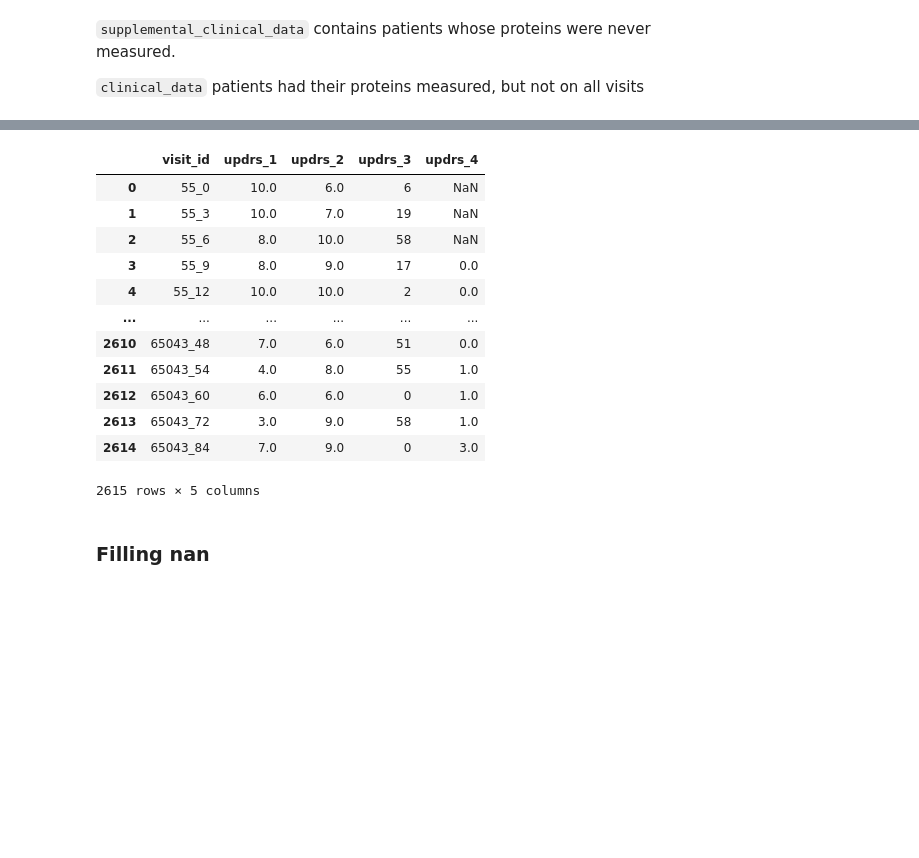
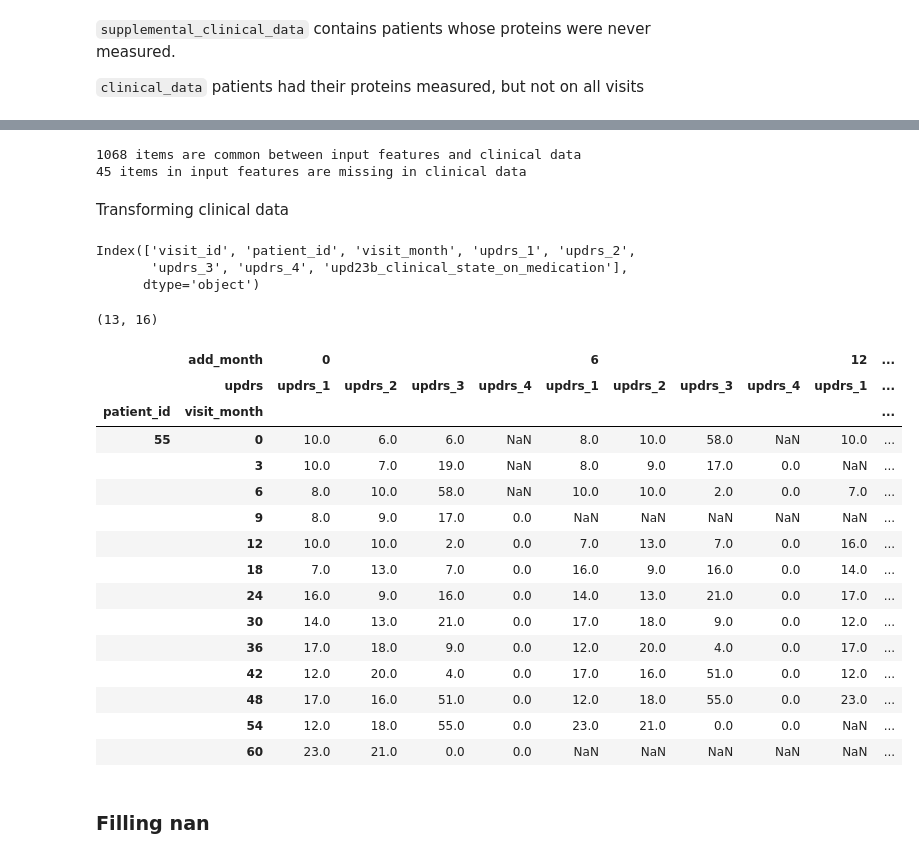
Before and after one commit to prithvidasgupta/si-618-parkinson-prediction, a Jupyter notebook: main.ipynb, the cells around one changed output, grey strips where cells are left out. Saved outputs shown, nothing was run; the diff lists cells and outputs as text; code cells hidden in the pictures; blank space fills up the shorter version.

```diff
--- a/main.ipynb
+++ b/main.ipynb
@@ -142,17 +116,18 @@ print(supplemental_clinical_data['patient_id'].unique().shape)
 # %%
 clinical_features = clinical_data[['visit_id', 'updrs_1', 'updrs_2', 'updrs_3', 'updrs_4']].copy()
-clinical_features
+clinical_features.set_index('visit_id', inplace=True)
-# %% [output]
-|  | visit_id | updrs_1 | updrs_2 | updrs_3 | updrs_4 |
-| 0 | 55_0 | 10.0 | 6.0 | 6 | NaN |
-| 1 | 55_3 | 10.0 | 7.0 | 19 | NaN |
-| 2 | 55_6 | 8.0 | 10.0 | 58 | NaN |
-| 3 | 55_9 | 8.0 | 9.0 | 17 | 0.0 |
-| 4 | 55_12 | 10.0 | 10.0 | 2 | 0.0 |
-| ... | ... | ... | ... | ... | ... |
-| 2610 | 65043_48 | 7.0 | 6.0 | 51 | 0.0 |
-| 2611 | 65043_54 | 4.0 | 8.0 | 55 | 1.0 |
-| 2612 | 65043_60 | 6.0 | 6.0 | 0 | 1.0 |
-| 2613 | 65043_72 | 3.0 | 9.0 | 58 | 1.0 |
-| 2614 | 65043_84 | 7.0 | 9.0 | 0 | 3.0 |
-2615 rows × 5 columns
+# %%
+X_indices = peptide_features.index
+y_indices = clinical_features.index
+
+common_indices = np.intersect1d(X_indices.values, y_indices.values)
+print(f"{len(common_indices)} items are common between input features\
+ and clinical data")
+
+miss_indices = np.setdiff1d(X_indices.values, y_indices.values)
+print(f"{len(miss_indices)} items in input features are missing in clinical data")
+# %% [output]
+1068 items are common between input features and clinical data
+45 items in input features are missing in clinical data
+# %% [markdown]
+Transforming clinical data
@@ -158,0 +182,6 @@ clinical_features
+# %%
+clinical_data.columns
+# %% [output]
+Index(['visit_id', 'patient_id', 'visit_month', 'updrs_1', 'updrs_2',
+       'updrs_3', 'updrs_4', 'upd23b_clinical_state_on_medication'],
+      dtype='object')
@@ -159,3 +191,29 @@ clinical_features
+# %%
+clinical_features = clinical_data.drop(
+    columns=["visit_id", "upd23b_clinical_state_on_medication"]).copy()
+clinical_features = clinical_features.query('patient_id == 55')
+
+clinical_features_final = transform_clinical_data(clinical_features)
+print(clinical_features_final.shape)
+clinical_features_final
+# %% [output]
+(13, 16)
+|  | add_month | 0 |  |  |  | 6 |  |  |  | 12 | ... |
+|  | updrs | updrs_1 | updrs_2 | updrs_3 | updrs_4 | updrs_1 | updrs_2 | updrs_3 | updrs_4 | updrs_1 | ... |
+| patient_id | visit_month |  |  |  |  |  |  |  |  |  | ... |
+| 55 | 0 | 10.0 | 6.0 | 6.0 | NaN | 8.0 | 10.0 | 58.0 | NaN | 10.0 | ... |
+|  | 3 | 10.0 | 7.0 | 19.0 | NaN | 8.0 | 9.0 | 17.0 | 0.0 | NaN | ... |
+|  | 6 | 8.0 | 10.0 | 58.0 | NaN | 10.0 | 10.0 | 2.0 | 0.0 | 7.0 | ... |
+|  | 9 | 8.0 | 9.0 | 17.0 | 0.0 | NaN | NaN | NaN | NaN | NaN | ... |
+|  | 12 | 10.0 | 10.0 | 2.0 | 0.0 | 7.0 | 13.0 | 7.0 | 0.0 | 16.0 | ... |
+|  | 18 | 7.0 | 13.0 | 7.0 | 0.0 | 16.0 | 9.0 | 16.0 | 0.0 | 14.0 | ... |
+|  | 24 | 16.0 | 9.0 | 16.0 | 0.0 | 14.0 | 13.0 | 21.0 | 0.0 | 17.0 | ... |
+|  | 30 | 14.0 | 13.0 | 21.0 | 0.0 | 17.0 | 18.0 | 9.0 | 0.0 | 12.0 | ... |
+|  | 36 | 17.0 | 18.0 | 9.0 | 0.0 | 12.0 | 20.0 | 4.0 | 0.0 | 17.0 | ... |
+|  | 42 | 12.0 | 20.0 | 4.0 | 0.0 | 17.0 | 16.0 | 51.0 | 0.0 | 12.0 | ... |
+|  | 48 | 17.0 | 16.0 | 51.0 | 0.0 | 12.0 | 18.0 | 55.0 | 0.0 | 23.0 | ... |
+|  | 54 | 12.0 | 18.0 | 55.0 | 0.0 | 23.0 | 21.0 | 0.0 | 0.0 | NaN | ... |
+|  | 60 | 23.0 | 21.0 | 0.0 | 0.0 | NaN | NaN | NaN | NaN | NaN | ... |
 # %% [markdown]
 ### Filling nan
 # %% [markdown]
```
Also changed, not shown: parts of 13 cells of this notebook.
